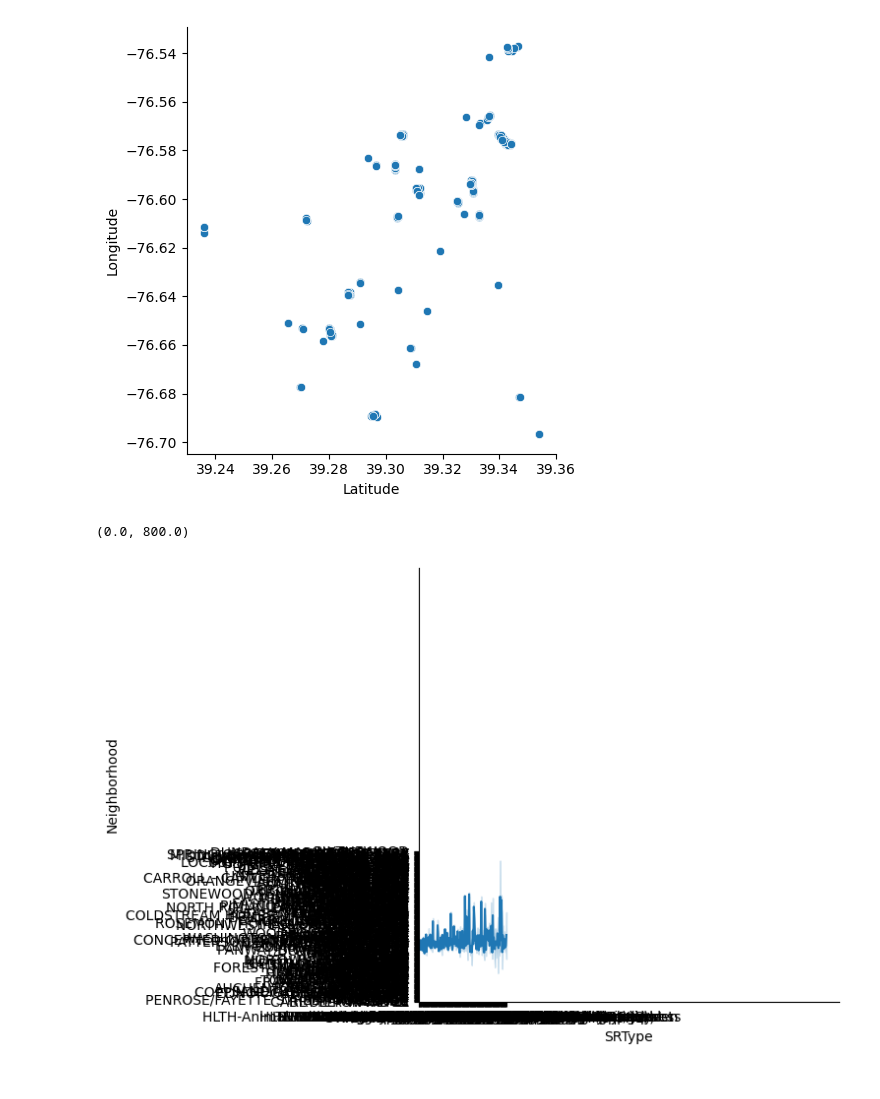
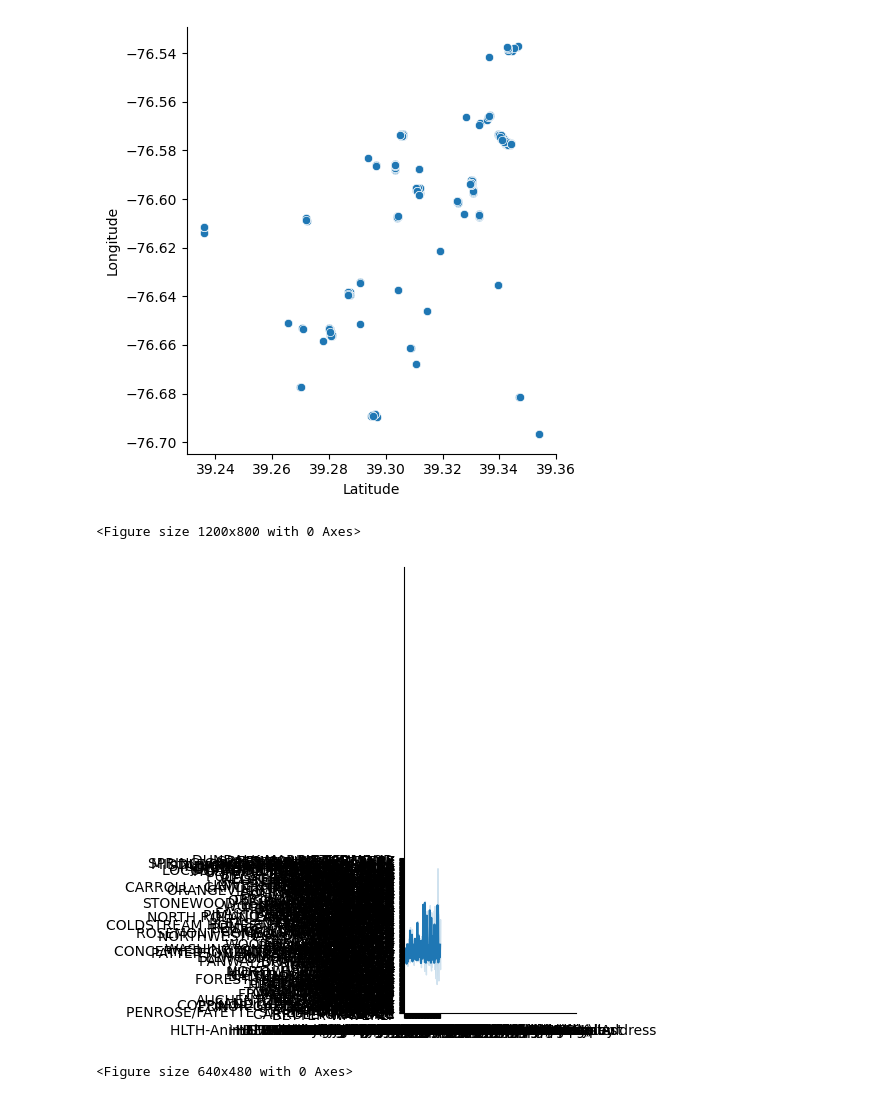
Before and after one commit to LeuleY/CovidDataset, a Jupyter notebook: Untitled.ipynb, the cells around one changed output. Cells and saved outputs as stored; diff of their text form; code cells hidden in the pictures.

```diff
--- a/Untitled.ipynb
+++ b/Untitled.ipynb
@@ -60,9 +60,17 @@ sns.relplot(x="Latitude", y="Longitude", data=subset_data)
 <seaborn.axisgrid.FacetGrid at 0x...>
 [figure]
 # %%
-sns.relplot(x="SRType", y="Neighborhood",kind='line' , data=data)
+plt.figure(figsize=(12, 8))
+g = sns.relplot(x="SRType", y="Neighborhood",kind='line' , data=data)
 plt.xlim(0, 800)
 plt.ylim(0, 800)
+for ax in g.axes.flat:
+    ax.set_xlabel('')
+    ax.set_ylabel('')
+plt.tight_layout()
+plt.show()
+plt.subplots_adjust(left=0.2, right=0.8, top=0.8, bottom=0.2)
 # %% [output]
-(0.0, 800.0)
+<Figure size 1200x800 with 0 Axes>
-[figure, old version]
+[figure, new version]
+<Figure size 640x480 with 0 Axes>
```
